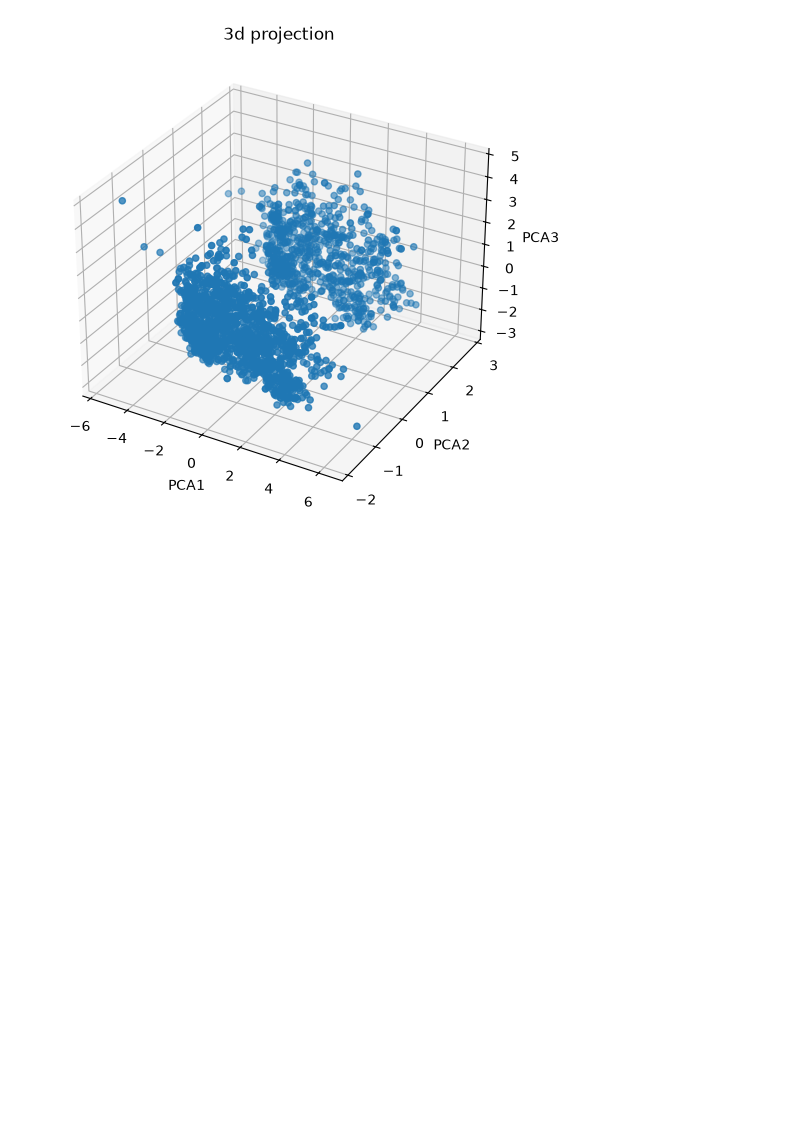
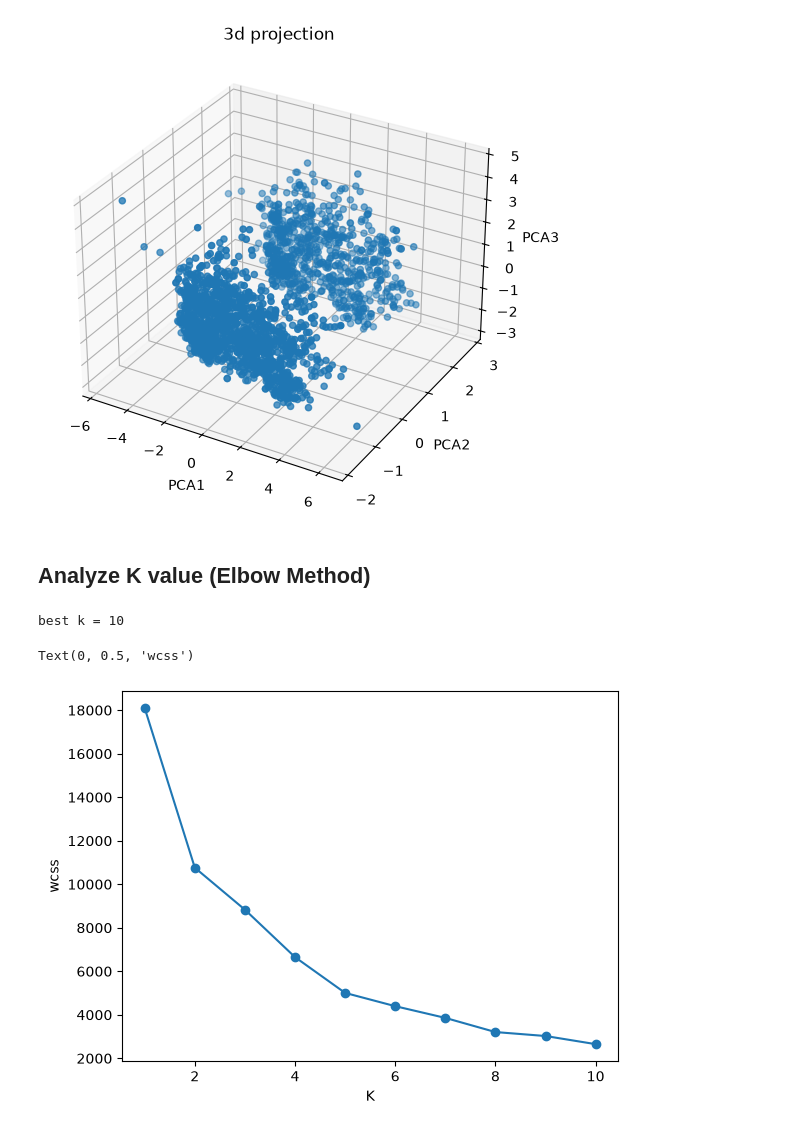
Before and after one commit to Shifa4532/SmartCartClusteringSystem, a Jupyter notebook: SmartCartClusteringSystem.ipynb, the cells around one changed output. Cells and saved outputs as stored; diff of their text form; code cells hidden in the pictures; blank space fills up the shorter version.

Commit message:
Analysing K using Elbow Method

```diff
--- a/SmartCartClusteringSystem.ipynb
+++ b/SmartCartClusteringSystem.ipynb
@@ -229,3 +229,5 @@ ax.set_title("3d projection")
 # %% [output]
 Text(0.5, 0.92, '3d projection')
 [figure]
+# %% [markdown]
+## Analyze K value (Elbow Method)
@@ -231,0 +237,6 @@ Text(0.5, 0.92, '3d projection')
+# %%
+wcss = []
+for k in range(1, 11):
+    kmeans = KMeans(n_clusters=k, random_state=42)
+    kmeans.fit_predict(X_pca)
+    wcss.append(kmeans.inertia_)
@@ -231,0 +246,11 @@ Text(0.5, 0.92, '3d projection')
+# %%
+print("best k =", optimal_k)
+# %% [output]
+best k = 10
+# %%
+plt.plot(range(1, 11), wcss, marker='o')
+plt.xlabel("K")
+plt.ylabel("wcss")
+# %% [output]
+Text(0, 0.5, 'wcss')
+[figure, added]
```
Also changed, not shown: parts of 2 cells of this notebook.
